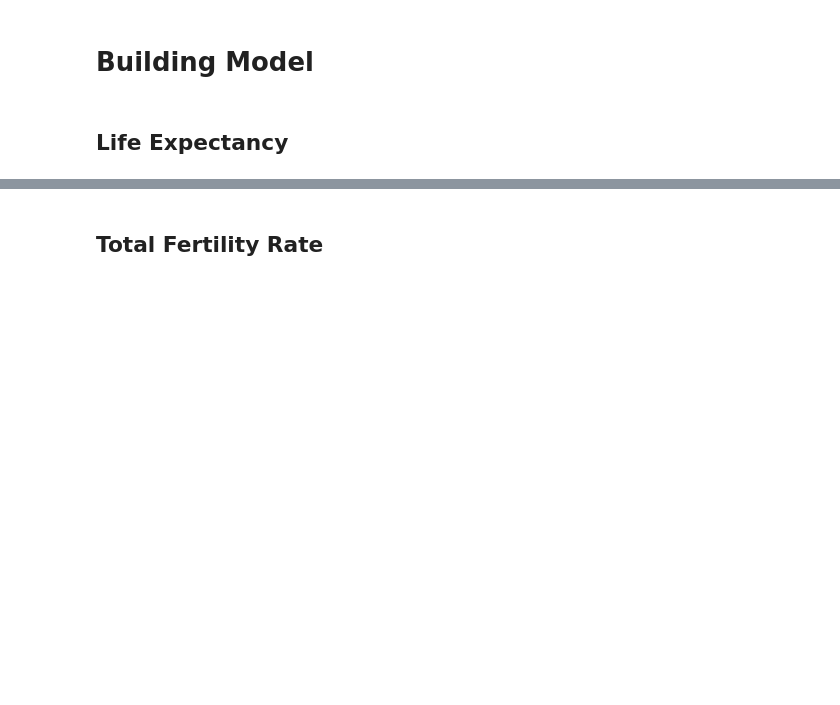
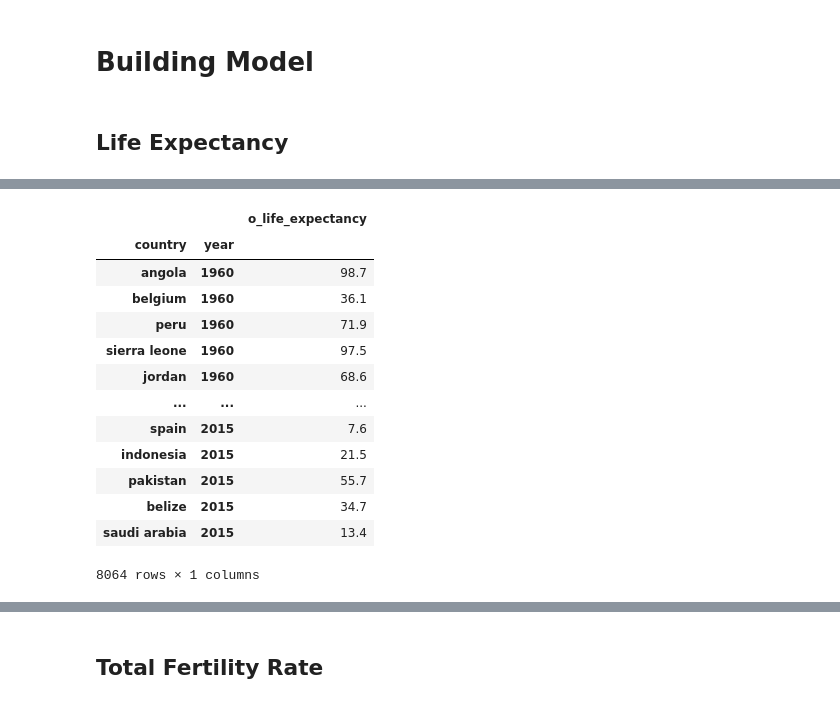
Before and after one commit to jaya-shankar/Human-Development-Prediction, a Jupyter notebook: All_Models.ipynb, the cells around one changed output, grey strips where cells are left out. Saved outputs shown, nothing was run; the diff lists cells and outputs as text; code cells hidden in the pictures; blank space fills up the shorter version.

```diff
--- a/All_Models.ipynb
+++ b/All_Models.ipynb
@@ -65,7 +90,7 @@ def get_countries_count(datasets):
 # %%
 def find_common_countries(datasets):
   common_countries = set()
-  for dataset,yrs in datasets:
+  for dataset in datasets:
     countries_list = list(pd.read_csv(datasets_path[dataset]).Country)
     countries_list = set(map(lambda x: x.lower(), countries_list))
     if common_countries == set():
@@ -130,29 +154,36 @@ def create_n_yrs_gst_old_csv(dataset,n):
     return table_name
 # %%
-def create_n_dropout_csv(dataset,n):
+def create_n_dropout_csv(dataset,n,s_n = 90):
     df = pd.read_csv(datasets_path[dataset])
-    years = list(range(1960, 2016))
+    years = list(range(1875, 2016))
     countries = list(df['Country'])
     drop_out_years = []
     for i in range(len(df)):
+      started = False
+      s_year  = 1875
       for year in years:
-        if df.iloc[i][str(year)] < n:
-          drop_out_years.append((df.iloc[i]['Country'],(year-1960)))
-            break
+        if not started and df.iloc[i][str(year)] < s_n :
+          started = True
+          s_year  = year
+        elif started and df.iloc[i][str(year)] < n :
+          drop_out_years.append((df.iloc[i]['Country'],(year-s_year)))
+          break
       else:
-        drop_out_years.append((df.iloc[i]['Country'], year-1960))
+        drop_out_years.append((df.iloc[i]['Country'], year-s_year))
 
-    new_df = pd.DataFrame(countries,columns=['country'])
-    for i in range(1960,2016):
+    new_df = pd.DataFrame(countries,columns=['Country'])
+    for i in years:
       new_df[i] = np.nan
-    new_df.set_index('country',inplace=True)
+    new_df.set_index('Country',inplace=True)
     for c,y in drop_out_years:
-      for i in range(1960,2016):
+      for i in years:
         new_df.at[c,i] = y
-    table_name = str(n)+"_dropout_"+dataset
+    table_name = str(n)+"%_dropout_"+dataset
     datasets_path[table_name] = root+table_name+".csv"
+    new_df = new_df[(new_df.T != 1).any()]
     new_df.to_csv(root+table_name+".csv",encoding='utf-8', index=True)
 
+    created_datasets.append(table_name)
     return table_name
 # %%
 def combine_dfs(X,y):
@@ -244,16 +287,18 @@ datasets = [
             # "life_expectancy",
             # "child_mortality",
             "children_per_woman",
-            "co_emissions_percapita",
+            "co2_emissions_percapita",
             "gini_index",
             "gdppercapita_us_infla_adjust",
-            "gdppercapita_us_infla_adjust",
+            #  create_n_yrs_old_csv("gdppercapita_us_infla_adjust",n = 20),
+            create_n_dropout_csv("20-24-Primary_OL_comp",70),
+            create_n_dropout_csv("20-24-Primary_OL_comp",50),
             "20-24-In_Primary_OL",
             "20-24-Primary_OL",
             # "20-24-Lower_Secondary_OL",
             "population",
             "20-24_female-In_Primary_OL",
-            "20-24_female-Primary_OL", ,
+            "20-24_female-Primary_OL",
             # "20-24_female-Lower_Secondary_OL",
             ]
 get_countries_count(datasets)
@@ -264,7 +321,6 @@ years     = [y for y in range(1960,2015-PREDICT_FUTURE+1)]
 keys      = generate_indices(countries, years)
 # %%
 input_df            = load_datasets_to_pd(datasets,keys)
-input_df            = add_n_yrs_old_dataset(input_df,"gdppercapita_us_infla_adjust",20)
 input_df.set_index(["country","year"], inplace=True)
 # %%
 output_df           = input_df[["o_" + OUTPUT]]
@@ -274,2 +345,19 @@ input_df
+# %%
+output_df
+# %% [output]
+|  |  | o_life_expectancy |
+| country | year |  |
+| angola | 1960 | 98.7 |
+| belgium | 1960 | 36.1 |
+| peru | 1960 | 71.9 |
+| sierra leone | 1960 | 97.5 |
+| jordan | 1960 | 68.6 |
+| ... | ... | ... |
+| spain | 2015 | 7.6 |
+| indonesia | 2015 | 21.5 |
+| pakistan | 2015 | 55.7 |
+| belize | 2015 | 34.7 |
+| saudi arabia | 2015 | 13.4 |
+8064 rows × 1 columns
 # %%
 input_df.isna().sum()
```
Also changed, not shown: parts of 40 cells of this notebook.
